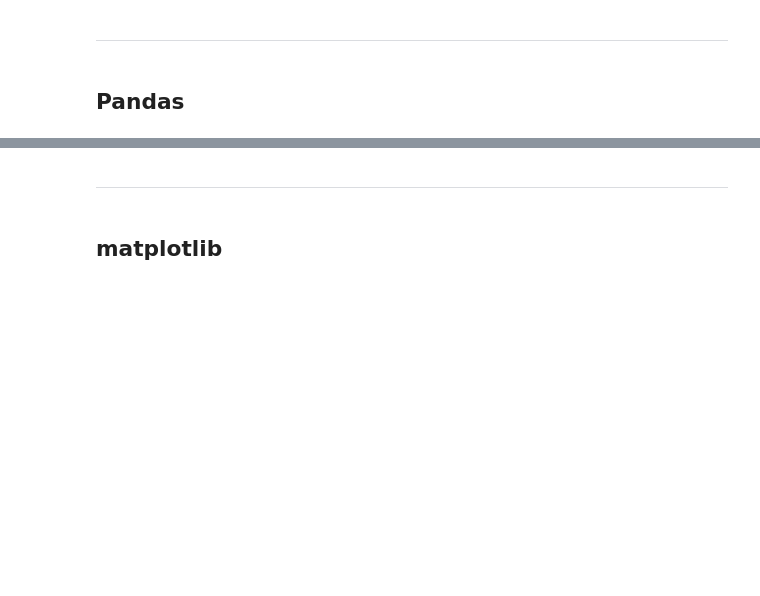
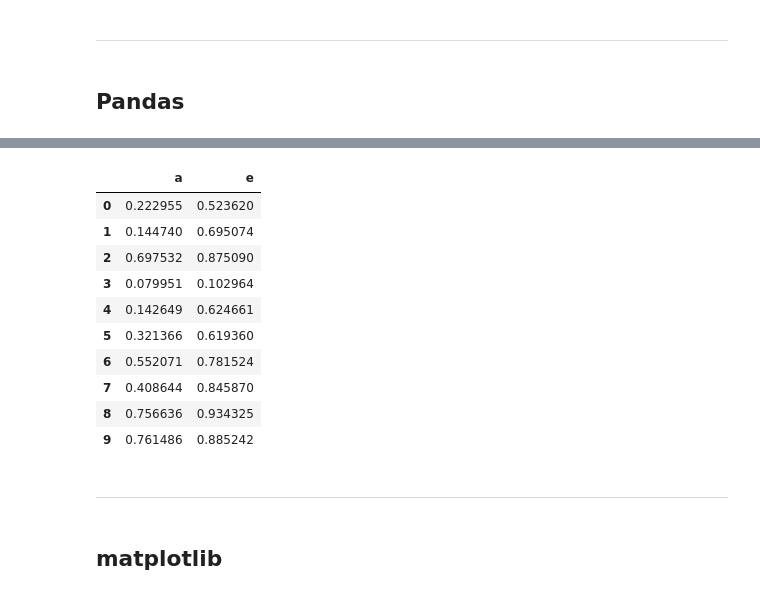
Before and after one commit to Lee-W/Intro_to_Python_Data_Science_Tools, a Jupyter notebook: 1 - Intro.ipynb, the cells around one changed output, grey strips where cells are left out. Drawn from its saved outputs; the diff is of its cells as text; code cells hidden in the pictures; blank space fills up the shorter version.

```diff
--- a/Intro.ipynb
+++ b/1 - Intro.ipynb
@@ -125,3 +183,17 @@ import pandas as pd
+# %%
+df[['a', 'e']]
+# %% [output]
+|  | a | e |
+| 0 | 0.222955 | 0.523620 |
+| 1 | 0.144740 | 0.695074 |
+| 2 | 0.697532 | 0.875090 |
+| 3 | 0.079951 | 0.102964 |
+| 4 | 0.142649 | 0.624661 |
+| 5 | 0.321366 | 0.619360 |
+| 6 | 0.552071 | 0.781524 |
+| 7 | 0.408644 | 0.845870 |
+| 8 | 0.756636 | 0.934325 |
+| 9 | 0.761486 | 0.885242 |
 # %% [markdown]
 ---
 # %% [markdown]
```
Also changed, not shown: parts of 8 cells of this notebook, 2 other files.
